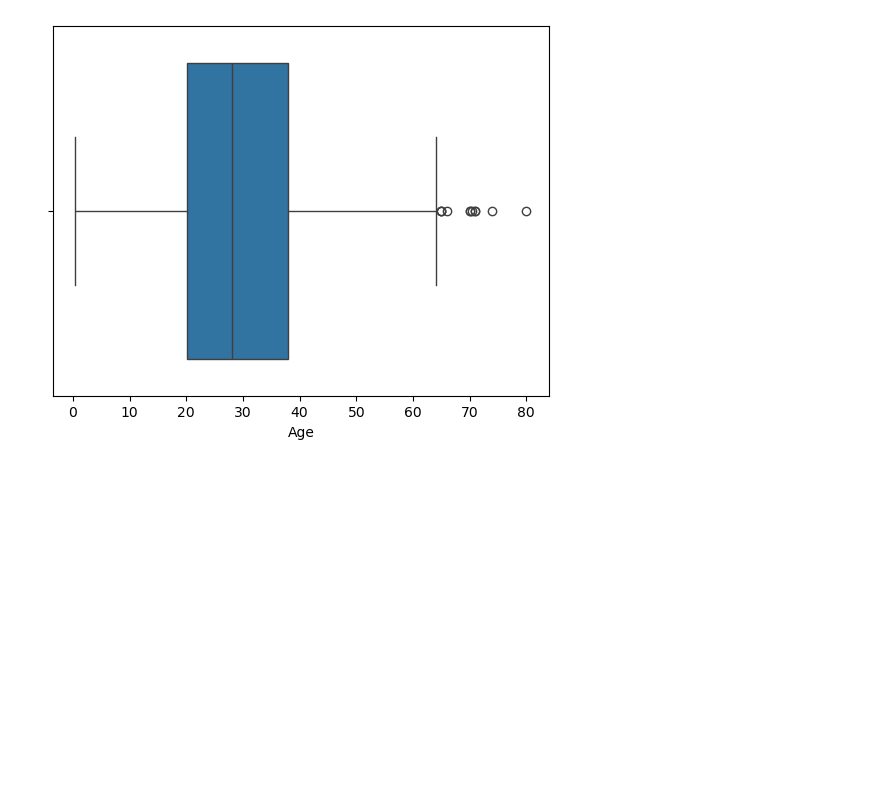
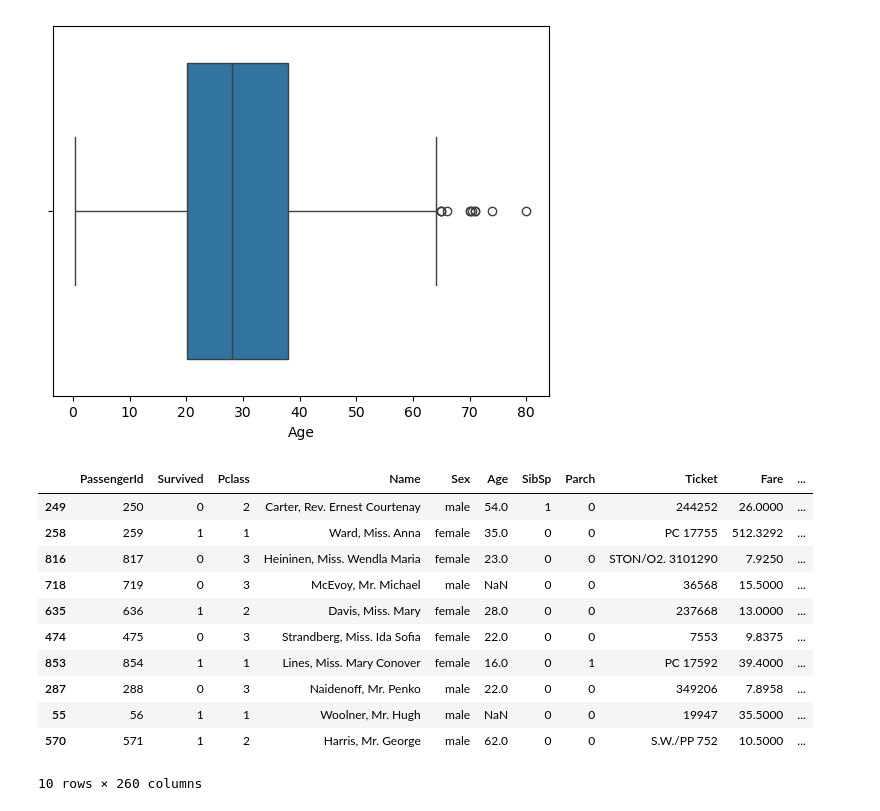
Before and after one commit to nphaniraj46/Machine_Learning, a Jupyter notebook: EDA1/Logistic_Regression on Titanic Dataset.ipynb, the cells around one changed output. Drawn from its saved outputs; the diff is of its cells as text; code cells hidden in the pictures; blank space fills up the shorter version.

```diff
--- a/EDA1/Logistic_Regression on Titanic Dataset.ipynb
+++ b/EDA1/Logistic_Regression on Titanic Dataset.ipynb
@@ -138,4 +154,17 @@ sns.boxplot(x=df['Age'])
 <Axes: xlabel='Age'>
 [figure]
 # %%
-DF.
+df.sample(10)
+# %% [output]
+|  | PassengerId | Survived | Pclass | Name | Sex | Age | SibSp | Parch | Ticket | Fare | ... |
+| 249 | 250 | 0 | 2 | Carter, Rev. Ernest Courtenay | male | 54.0 | 1 | 0 | 244252 | 26.0000 | ... |
+| 258 | 259 | 1 | 1 | Ward, Miss. Anna | female | 35.0 | 0 | 0 | PC 17755 | 512.3292 | ... |
+| 816 | 817 | 0 | 3 | Heininen, Miss. Wendla Maria | female | 23.0 | 0 | 0 | STON/O2. 3101290 | 7.9250 | ... |
+| 718 | 719 | 0 | 3 | McEvoy, Mr. Michael | male | NaN | 0 | 0 | 36568 | 15.5000 | ... |
+| 635 | 636 | 1 | 2 | Davis, Miss. Mary | female | 28.0 | 0 | 0 | 237668 | 13.0000 | ... |
+| 474 | 475 | 0 | 3 | Strandberg, Miss. Ida Sofia | female | 22.0 | 0 | 0 | 7553 | 9.8375 | ... |
+| 853 | 854 | 1 | 1 | Lines, Miss. Mary Conover | female | 16.0 | 0 | 1 | PC 17592 | 39.4000 | ... |
+| 287 | 288 | 0 | 3 | Naidenoff, Mr. Penko | male | 22.0 | 0 | 0 | 349206 | 7.8958 | ... |
+| 55 | 56 | 1 | 1 | Woolner, Mr. Hugh | male | NaN | 0 | 0 | 19947 | 35.5000 | ... |
+| 570 | 571 | 1 | 2 | Harris, Mr. George | male | 62.0 | 0 | 0 | S.W./PP 752 | 10.5000 | ... |
+10 rows × 260 columns
```
Also changed, not shown: parts of 9 cells of this notebook.
